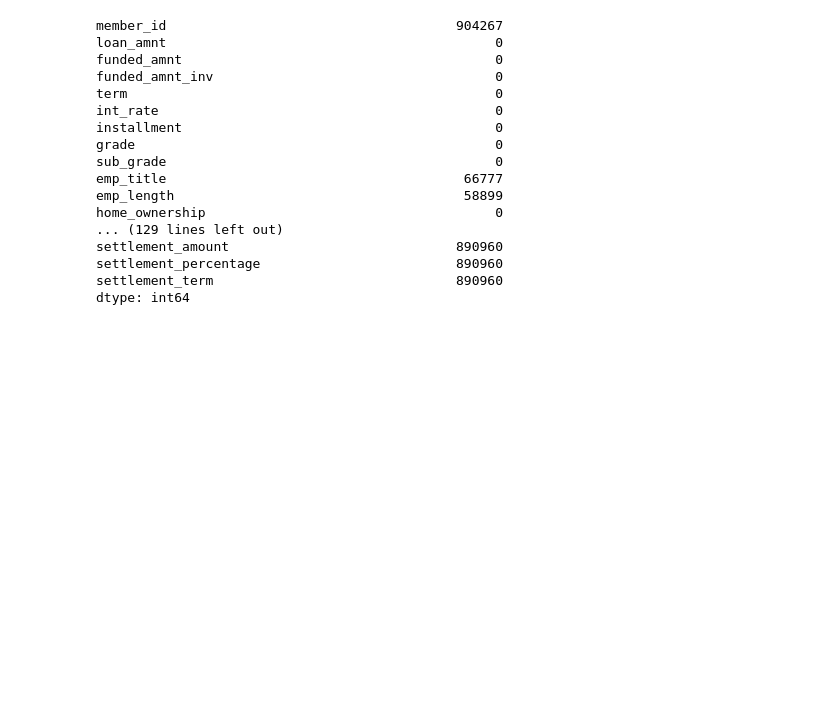
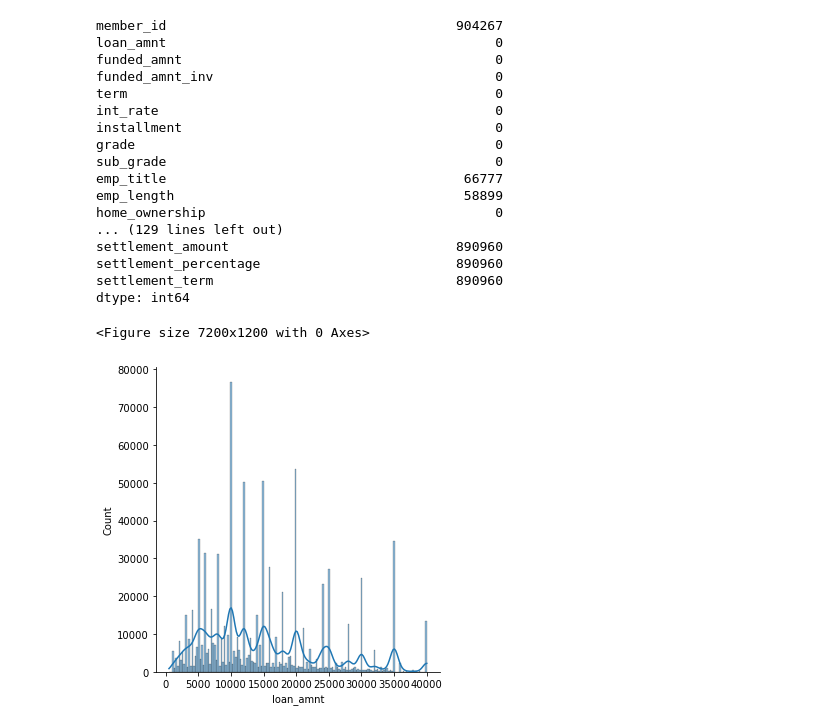
Before and after one commit to ashen007/pandas_data_analysis, a Jupyter notebook: v_2/c_4.ipynb, the cells around one changed output. Drawn from its saved outputs; the diff is of its cells as text; code cells hidden in the pictures; blank space fills up the shorter version.

Commit message:
basic plots

```diff
--- a/v_2/c_4.ipynb
+++ b/v_2/c_4.ipynb
@@ -41,3 +41,10 @@ settlement_amount                             890960
 settlement_percentage                         890960
 settlement_term                               890960
 dtype: int64
+# %%
+plt.figure(figsize=[24,4],dpi=300)
+sns.displot(data['loan_amnt'],kde=True)
+plt.show()
+# %% [output]
+<Figure size 7200x1200 with 0 Axes>
+[figure, added]
```
